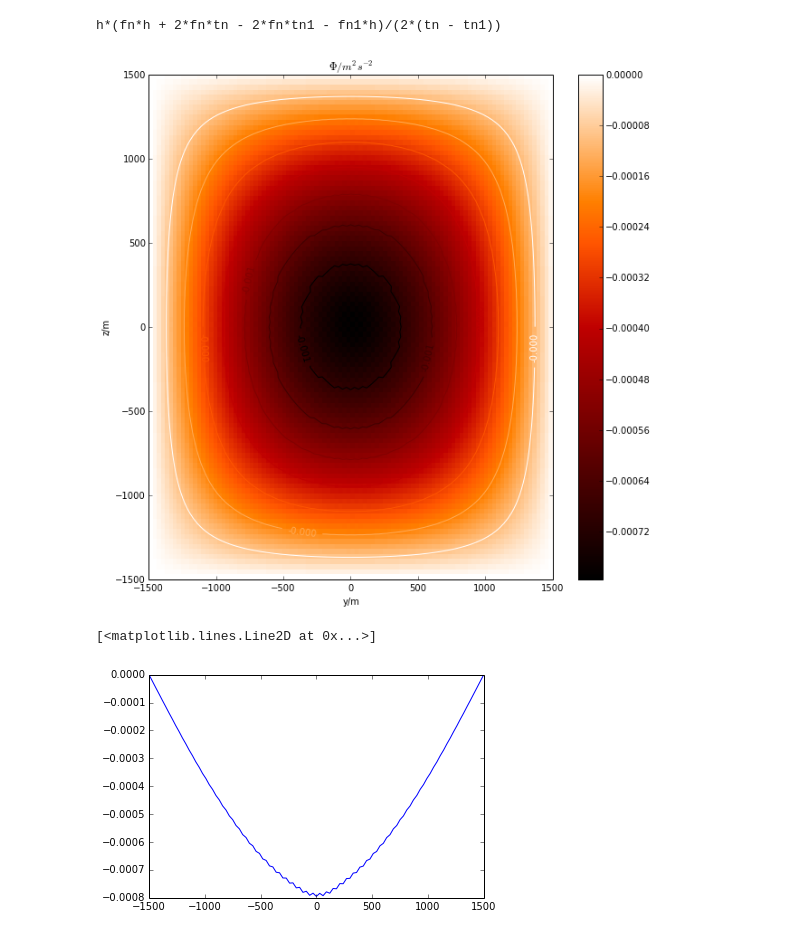
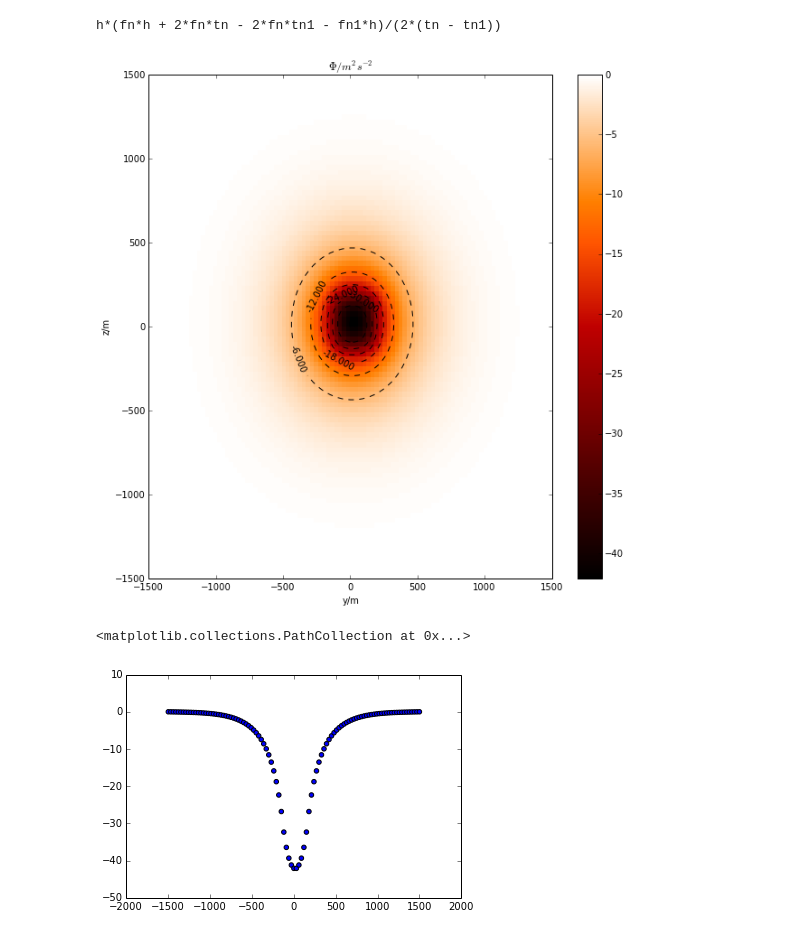
Before and after one commit to deolaya1318/MC, a Jupyter notebook: Tareas/HW6/HW6.ipynb, the cells around one changed output. Cells and saved outputs as stored; diff of their text form; code cells hidden in the pictures.

```diff
--- a/Tareas/HW6/HW6.ipynb
+++ b/Tareas/HW6/HW6.ipynb
@@ -25,19 +25,20 @@ Ndens = ladodens/ladounit+1
 xcoords = np.linspace(xminpot,xmaxpot,Ncubo)
 ycoords = np.linspace(yminpot,ymaxpot,Ncubo)
 zcoords = np.linspace(zminpot,zmaxpot,Ncubo)
+h = xcoords[1]-xcoords[0]
 pot = np.zeros((Ncubo,Ncubo,Ncubo))
 dens = np.zeros((Ncubo,Ncubo,Ncubo))
 density = 400
-G = 0.0000000000667384
+G = 0.00000000667384
 m = density*ladodens**3
-constant = 4*np.pi*G
+constant = 2*np.pi*G
 dens[round(float(Ncubo-Ndens)/2):round(float(Ncubo+Ndens)/2),round(float(Ncubo-Ndens)/2):round(float(Ncubo+Ndens)/2),round(float(Ncubo-Ndens)/2):round(float(Ncubo+Ndens)/2)] = density
 xmesh,ymesh,zmesh=np.meshgrid(xcoords,ycoords,zcoords)
 pot = -G*m/np.sqrt(xmesh**2+ymesh**2+zmesh**2)
 pot[xmesh**2+ymesh**2+zmesh**2 == 0] = -G*m
 numiter = 1000
 for __ in range(numiter):
-    pot = 1/6.*(np.roll(pot,1,axis=0)+np.roll(pot,1,axis=1)+np.roll(pot,1,axis=2)+np.roll(pot,-1,axis=0)+np.roll(pot,-1,axis=1)+np.roll(pot,-1,axis=2)-6*constant*dens)
+    pot = 1/6.*(np.roll(pot,1,axis=0)+np.roll(pot,1,axis=1)+np.roll(pot,1,axis=2)+np.roll(pot,-1,axis=0)+np.roll(pot,-1,axis=1)+np.roll(pot,-1,axis=2)-6*constant*dens*h**3)
     pot[0] = 0.
     pot[:,0,:] = 0.
     pot[:,-1,:] = 0.
@@ -46,20 +47,20 @@ for __ in range(numiter):
     pot[-1] = 0.
 # %%
 fig=plt.figure(figsize=(10,10))
-plt.pcolor(ycoords, zcoords, pot[Ncubo/2], cmap='gist_heat')
+plt.pcolor(ycoords, zcoords, pot[(Ncubo-1)/2], cmap='gist_heat')
 plt.colorbar()
-CP1 = plt.contour(ycoords, zcoords, pot[Ncubo/2], cmap='gist_heat')
+CP1 = plt.contour(ycoords, zcoords, pot[(Ncubo-1)/2], colors = 'k')
 plt.clabel(CP1, inline=True, fontsize=10)
 plt.xlim(yminpot,ymaxpot)
 plt.ylim(zminpot,zmaxpot)
 plt.title(r'$\Phi/ m^{2} s^{-2}$')
 plt.xlabel('y/m')
 plt.ylabel('z/m')
 plt.show()
 # %% [output]
-[figure, old version]
+[figure, new version]
 # %%
-plt.plot(zcoords,pot[Ncubo/2,Ncubo/2,:])
+plt.scatter(zcoords,pot[(Ncubo-1)/2,(Ncubo-1)/2,:])
 # %% [output]
-[<matplotlib.lines.Line2D at 0x...>]
+<matplotlib.collections.PathCollection at 0x...>
-[figure, old version]
+[figure, new version]
```
Also changed, not shown: parts of 1 cell of this notebook.
